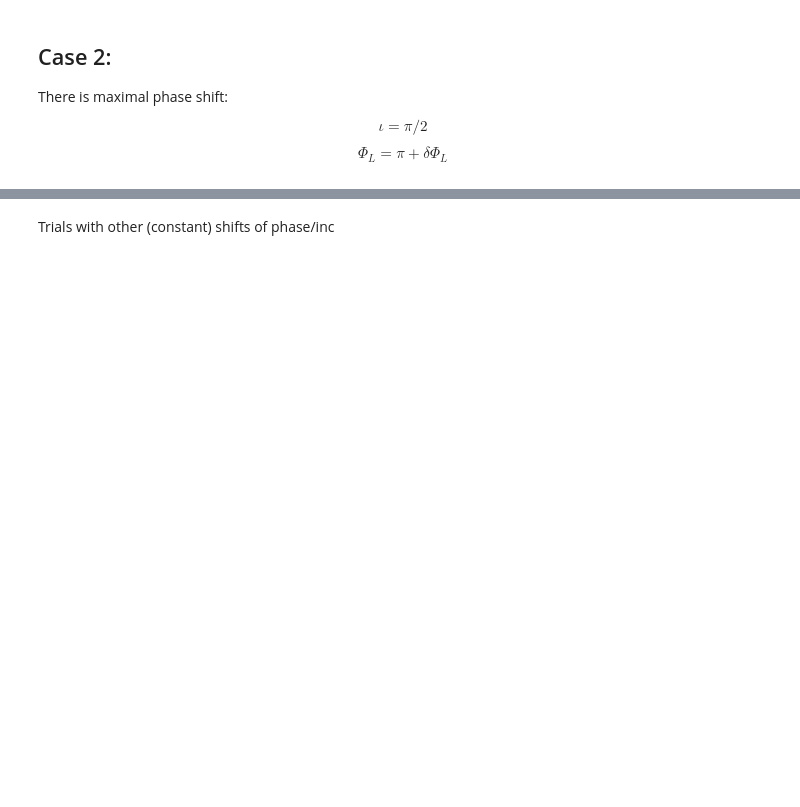
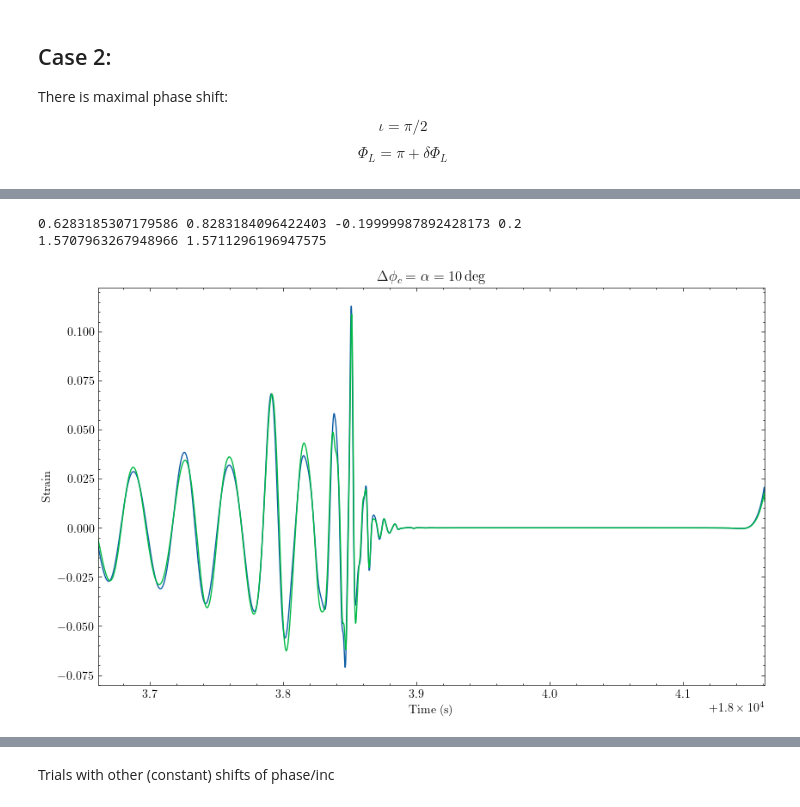
Before and after one commit to cosmoquark/gw-fish-lens, a Jupyter notebook: misc/lensed_waveform_v1.ipynb, the cells around one changed output, grey strips where cells are left out. Cells and saved outputs as stored; diff of their text form; code cells hidden in the pictures; blank space fills up the shorter version.

```diff
--- a/misc/lensed_waveform_v1.ipynb
+++ b/misc/lensed_waveform_v1.ipynb
@@ -211,0 +272,23 @@ plt.show()
+# %%
+q = 0.1
+mass1=120; mass2=mass1*q
+phase, inclination = np.pi/2, np.pi/5.
+polarization = 0.7
+# phase2, inclination2 = np.pi/2, np.pi/4
+alpha = 0.2 # ~10 degrees
+PhiL = np.pi-0.001
+inc_minus = incl_minus(inclination, PhiL, alphaHatMinus=alpha, thetaMinus=0, beta=0)
+phi_minus = phi_coal_minus(phase, inclination, PhiL, alphaHatMinus=alpha, thetaMinus=0, beta=0)
+pol_minus = polarization_angle_minus(polarization, inclination, PhiL, alphaHatMinus=alpha, thetaMinus=0, beta=0)
+print(inclination, inc_minus, inclination-inc_minus, alpha)
+print(phase, phi_minus)
+phase2, inclination2, polarization2 = phi_minus, inc_minus, pol_minus
+# phase2, inclination2 = phase, inc_minus
+plot_phase_inc_shift(phase, inclination, phase2, inclination2, mass1=mass1, mass2=mass2, polarization=polarization, polarization2=polarization2,
+                     t_gps=60*60*5)#, approximant="NRHybSur3dq8")
+plt.title(r"$\Delta \phi_c = \alpha=10 \, \text{deg}$")
+plt.show()
+# %% [output]
+0.6283185307179586 0.8283184096422403 -0.19999987892428173 0.2
+1.5707963267948966 1.5711296196947575
+[figure, added]
```
Also changed, not shown: parts of 11 cells of this notebook, 1 other file.
